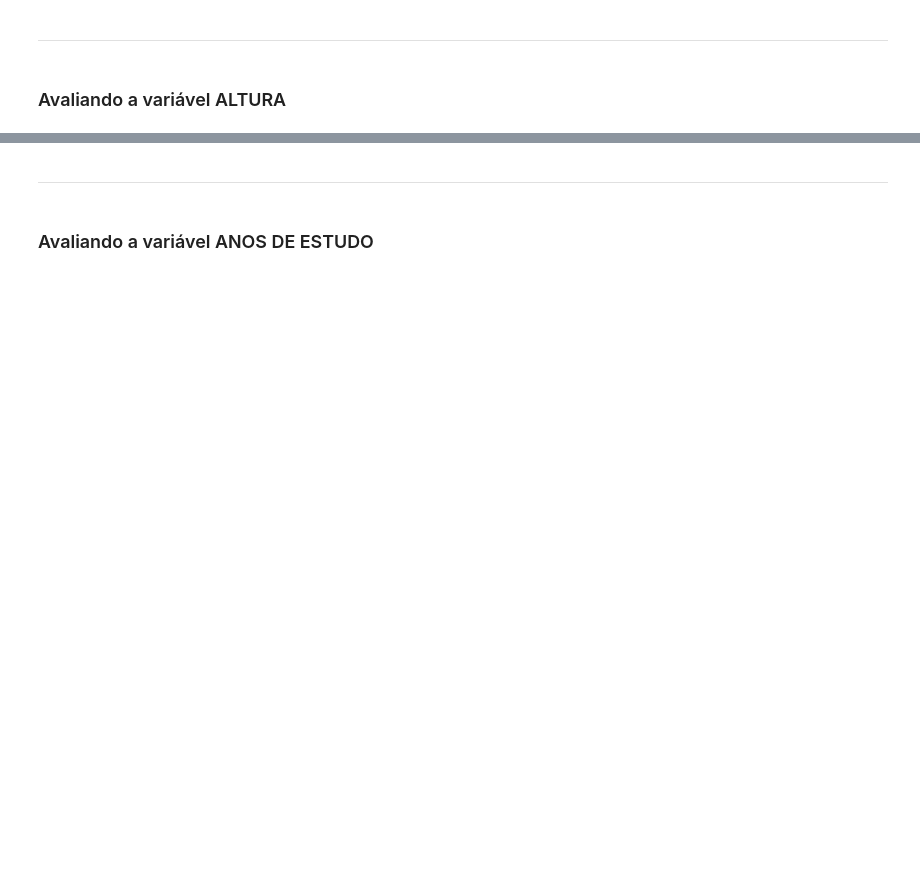
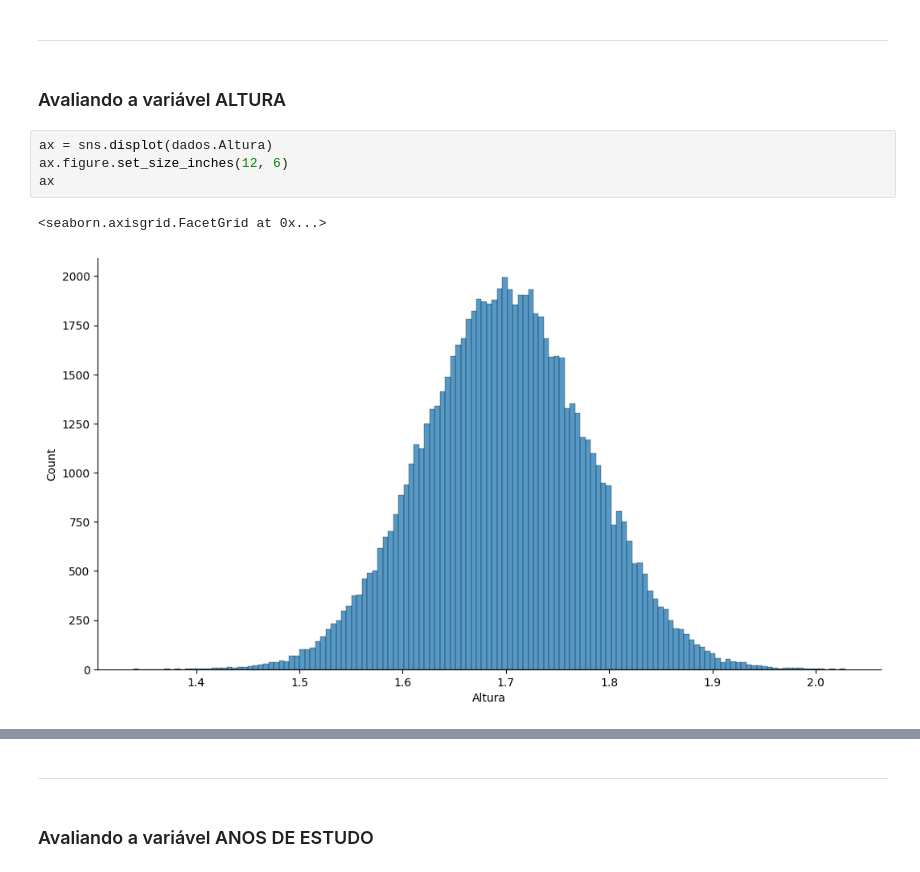
Before and after one commit to joaosantosjps/academic_projects, a Jupyter notebook: alura/data_science/Curso_de_Estatistica/Curso de Estatística/Curso_de_Estatística_Parte_1.ipynb, the cells around one changed output, grey strips where cells are left out. Cells and saved outputs as stored; diff of their text form; blank space fills up the shorter version.

```diff
--- a/alura/data_science/Curso_de_Estatistica/Curso de Estatística/Curso_de_Estatística_Parte_1.ipynb
+++ b/alura/data_science/Curso_de_Estatistica/Curso de Estatística/Curso_de_Estatística_Parte_1.ipynb
@@ -641,3 +842,10 @@ Pode-se definir a moda como sendo o valor mais frequente de um conjunto de dados
 ***
 # %% [markdown]
 ### Avaliando a variável ALTURA
+# %%
+ax = sns.displot(dados.Altura)
+ax.figure.set_size_inches(12, 6)
+ax
+# %% [output]
+<seaborn.axisgrid.FacetGrid at 0x...>
+[figure, added]
```
Also changed, not shown: parts of 35 cells of this notebook.
